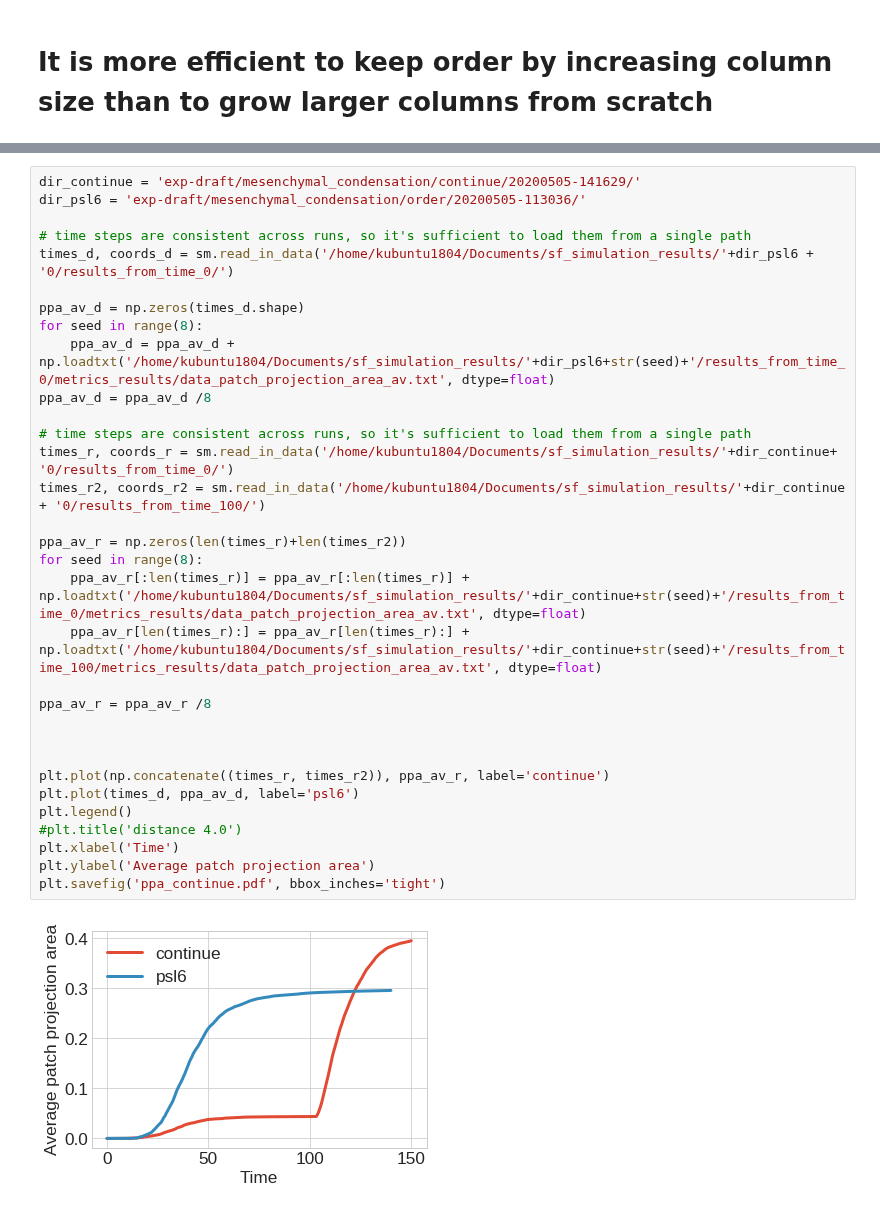
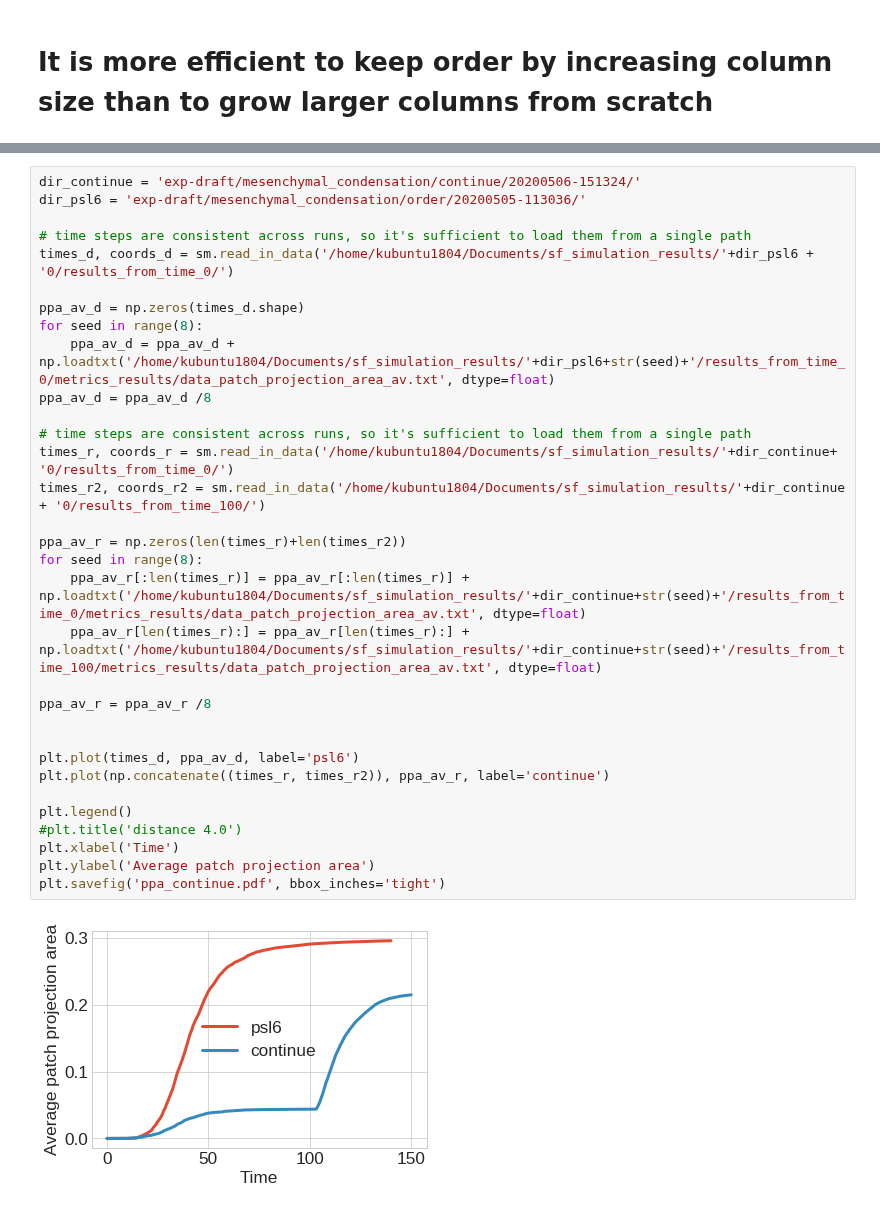
Before and after one commit to somathias/CartilageCBM, a Jupyter notebook: exp-mesenchymal_condensation_draft.ipynb, the cells around one changed output, grey strips where cells are left out. Saved outputs shown, nothing was run; the diff lists cells and outputs as text.

```diff
--- a/exp-mesenchymal_condensation_draft.ipynb
+++ b/exp-mesenchymal_condensation_draft.ipynb
@@ -456,35 +455,35 @@ vtkOpenGLVolumeTextureMapper3D::vtkOpenGLVolumeTextureMapper3D was deprecated fo
 # %%
-dir_continue = 'exp-draft/mesenchymal_condensation/continue/20200505-141629/'
+dir_continue = 'exp-draft/mesenchymal_condensation/continue/20200506-151324/'
 dir_psl6 = 'exp-draft/mesenchymal_condensation/order/20200505-113036/'
 
 # time steps are consistent across runs, so it's sufficient to load them from a single path
 times_d, coords_d = sm.read_in_data('/home/kubuntu1804/Documents/sf_simulation_results/'+dir_psl6 + '0/results_from_time_0/')
 
 ppa_av_d = np.zeros(times_d.shape)
 for seed in range(8):
     ppa_av_d = ppa_av_d + np.loadtxt('/home/kubuntu1804/Documents/sf_simulation_results/'+dir_psl6+str(seed)+'/results_from_time_0/metrics_results/data_patch_projection_area_av.txt', dtype=float)
 ppa_av_d = ppa_av_d /8
 
 # time steps are consistent across runs, so it's sufficient to load them from a single path
 times_r, coords_r = sm.read_in_data('/home/kubuntu1804/Documents/sf_simulation_results/'+dir_continue+ '0/results_from_time_0/')
 times_r2, coords_r2 = sm.read_in_data('/home/kubuntu1804/Documents/sf_simulation_results/'+dir_continue + '0/results_from_time_100/')
 
 ppa_av_r = np.zeros(len(times_r)+len(times_r2))
 for seed in range(8):
     ppa_av_r[:len(times_r)] = ppa_av_r[:len(times_r)] + np.loadtxt('/home/kubuntu1804/Documents/sf_simulation_results/'+dir_continue+str(seed)+'/results_from_time_0/metrics_results/data_patch_projection_area_av.txt', dtype=float)
     ppa_av_r[len(times_r):] = ppa_av_r[len(times_r):] + np.loadtxt('/home/kubuntu1804/Documents/sf_simulation_results/'+dir_continue+str(seed)+'/results_from_time_100/metrics_results/data_patch_projection_area_av.txt', dtype=float)
 
 ppa_av_r = ppa_av_r /8
 
 
+plt.plot(times_d, ppa_av_d, label='psl6')
+plt.plot(np.concatenate((times_r, times_r2)), ppa_av_r, label='continue')
 
-plt.plot(np.concatenate((times_r, times_r2)), ppa_av_r, label='continue')
-plt.plot(times_d, ppa_av_d, label='psl6')
 plt.legend()
 #plt.title('distance 4.0')
 plt.xlabel('Time')
 plt.ylabel('Average patch projection area')
 plt.savefig('ppa_continue.pdf', bbox_inches='tight')
 # %% [output]
-[figure, old version]
+[figure, new version]
 # %% [markdown]
```
Also changed, not shown: parts of 10 cells of this notebook.
